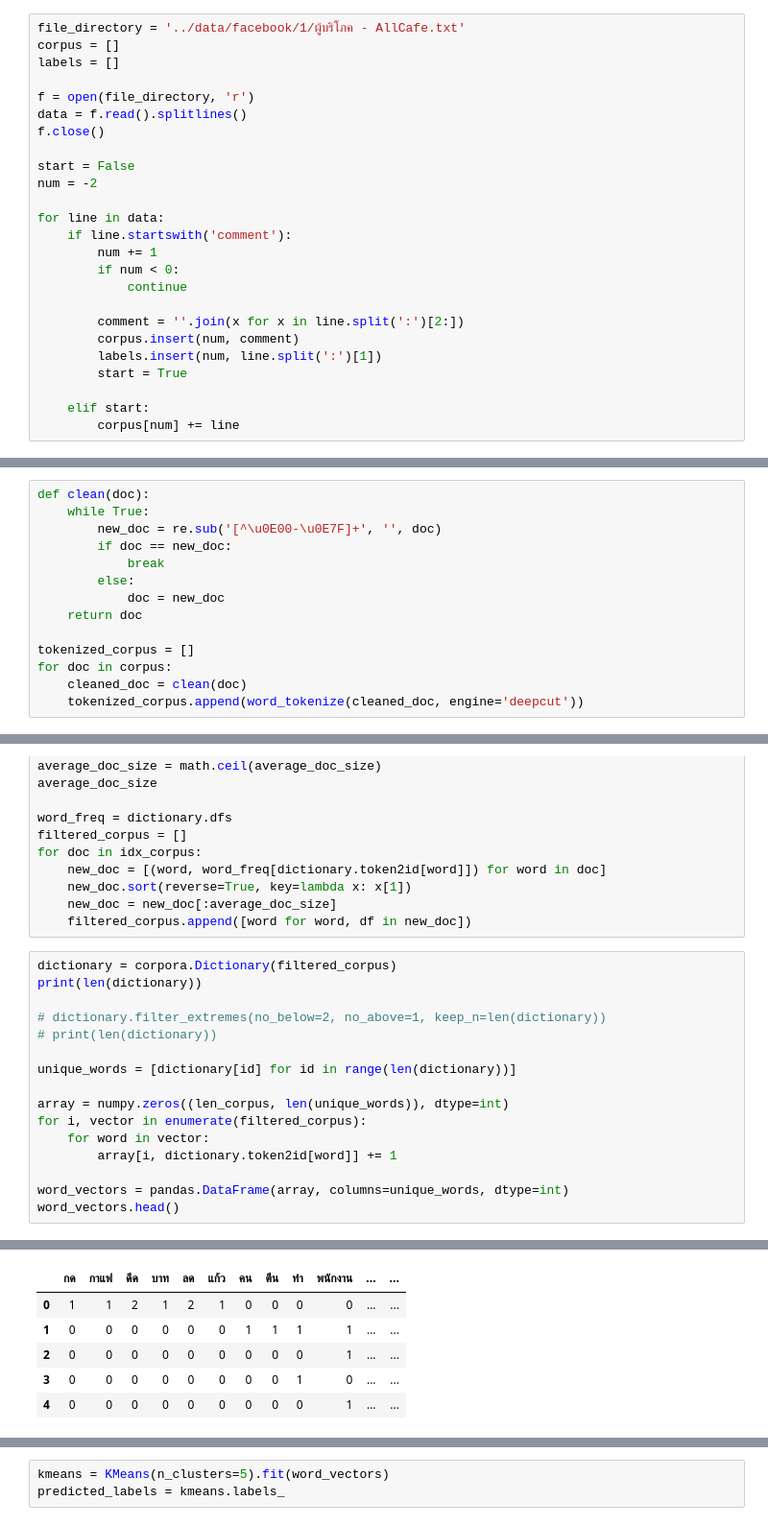
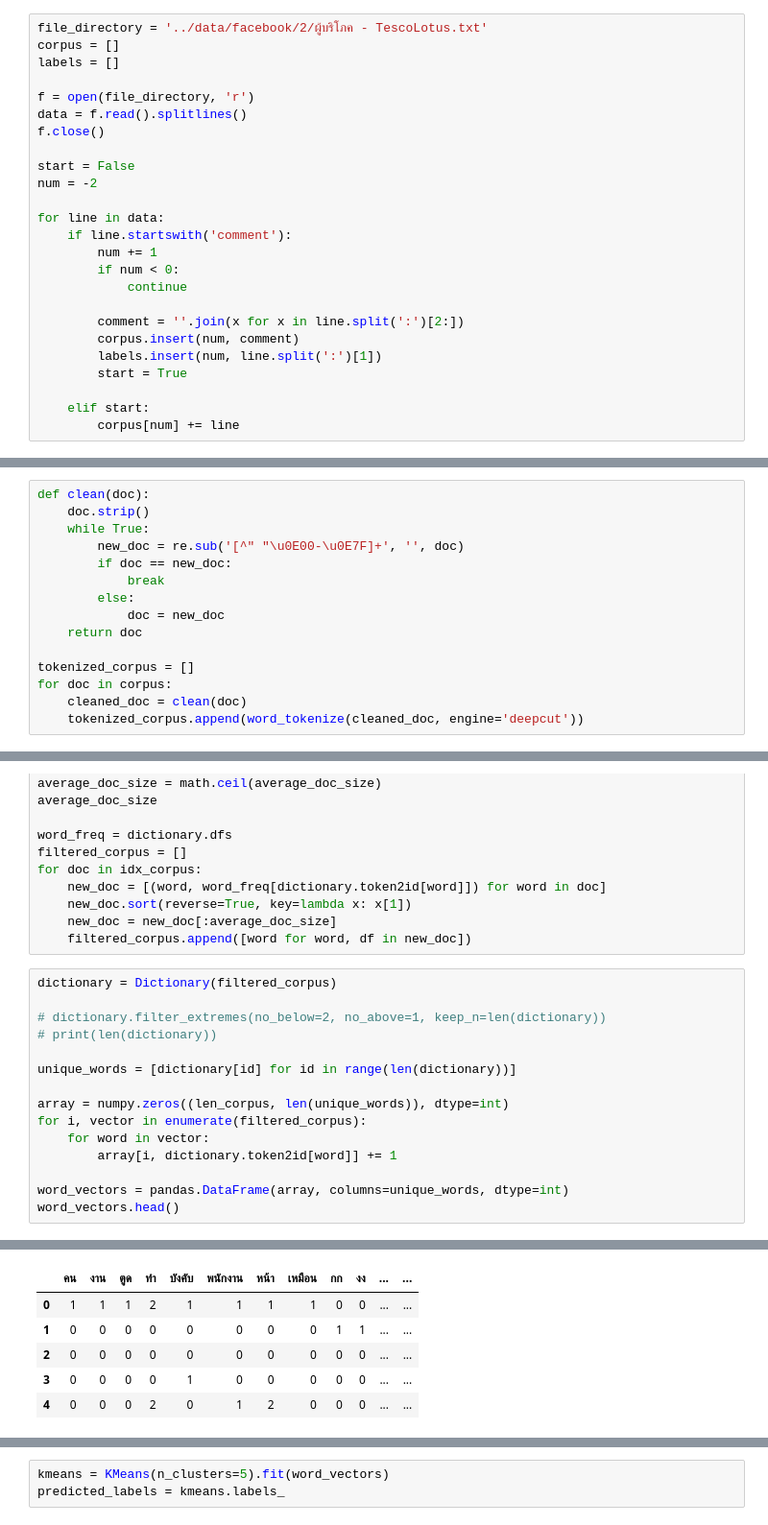
Before and after one commit to kanoonsantikul/online-opinion-topic-clustering, a Jupyter notebook: src/K-Mean.ipynb, the cells around one changed output, grey strips where cells are left out. Shown at 96% size. Cells and saved outputs as stored; diff of their text form.

Commit message:
refresh data

```diff
--- a/src/K-Mean.ipynb
+++ b/src/K-Mean.ipynb
@@ -16,7 +16,7 @@ import math
 # %% [markdown]
 ### Load Corpus
 # %%
-file_directory = '../data/facebook/1/ผู้บริโภค - AllCafe.txt'
+file_directory = '../data/facebook/2/ผู้บริโภค - TescoLotus.txt'
 corpus = []
 labels = []
 
@@ -55,8 +55,9 @@ Total documents 1091
 #### Tokenize Corpus
 # %%
 def clean(doc):
+    doc.strip()
     while True:
-        new_doc = re.sub('[^\u0E00-\u0E7F]+', '', doc)
+        new_doc = re.sub('[^" "\u0E00-\u0E7F]+', '', doc)
         if doc == new_doc:
             break
         else:
@@ -244,8 +246,7 @@ for doc in idx_corpus:
     new_doc = new_doc[:average_doc_size]
     filtered_corpus.append([word for word, df in new_doc])
 # %%
-dictionary = corpora.Dictionary(filtered_corpus)
-print(len(dictionary))
+dictionary = Dictionary(filtered_corpus)
 
 # dictionary.filter_extremes(no_below=2, no_above=1, keep_n=len(dictionary))
 # print(len(dictionary))
@@ -264,6 +265,6 @@ word_vectors.head()
-|  | กด | กาแฟ | ดีด | บาท | ลด | แก้ว | คน | ตีน | ทำ | พนักงาน | ... | ... |
-| 0 | 1 | 1 | 2 | 1 | 2 | 1 | 0 | 0 | 0 | 0 | ... | ... |
-| 1 | 0 | 0 | 0 | 0 | 0 | 0 | 1 | 1 | 1 | 1 | ... | ... |
-| 2 | 0 | 0 | 0 | 0 | 0 | 0 | 0 | 0 | 0 | 1 | ... | ... |
-| 3 | 0 | 0 | 0 | 0 | 0 | 0 | 0 | 0 | 1 | 0 | ... | ... |
-| 4 | 0 | 0 | 0 | 0 | 0 | 0 | 0 | 0 | 0 | 1 | ... | ... |
+|  | คน | งาน | ตูด | ทำ | บังคับ | พนักงาน | หน้า | เหมือน | กก | งง | ... | ... |
+| 0 | 1 | 1 | 1 | 2 | 1 | 1 | 1 | 1 | 0 | 0 | ... | ... |
+| 1 | 0 | 0 | 0 | 0 | 0 | 0 | 0 | 0 | 1 | 1 | ... | ... |
+| 2 | 0 | 0 | 0 | 0 | 0 | 0 | 0 | 0 | 0 | 0 | ... | ... |
+| 3 | 0 | 0 | 0 | 0 | 1 | 0 | 0 | 0 | 0 | 0 | ... | ... |
+| 4 | 0 | 0 | 0 | 2 | 0 | 1 | 2 | 0 | 0 | 0 | ... | ... |
```
Also changed, not shown: parts of 15 cells of this notebook, 32 other files.
